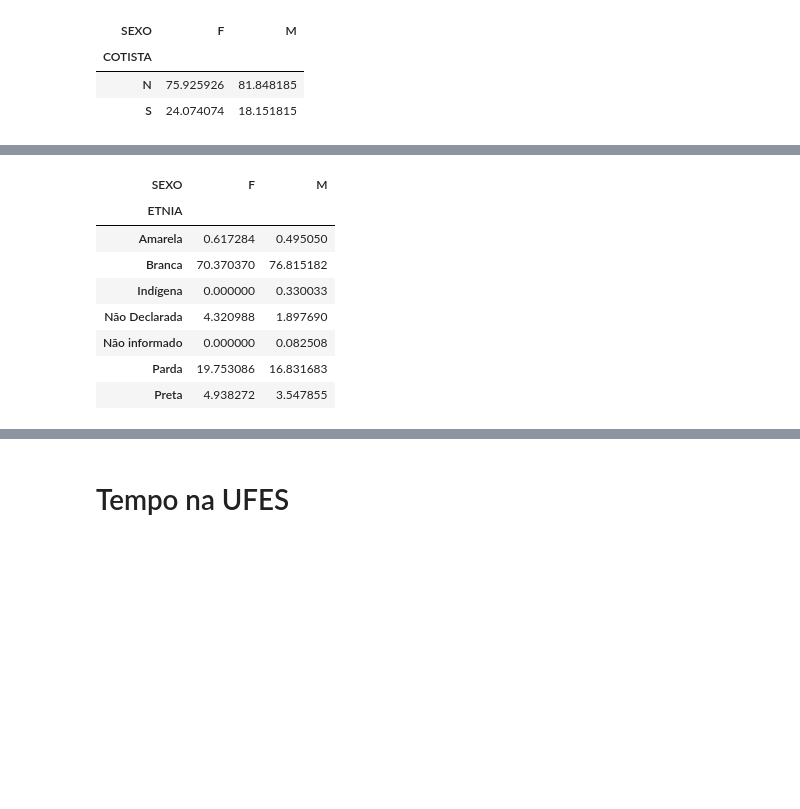
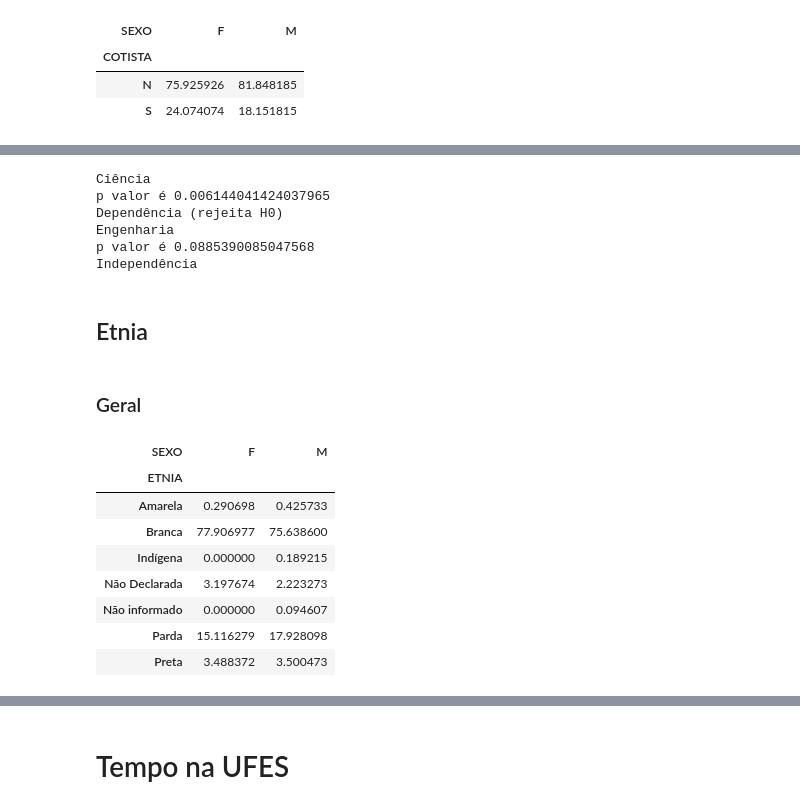
Before and after one commit to ceccoRebeca/mulherescomputacao, a Jupyter notebook: Proplan/EDA_DadosProplan.ipynb, the cells around one changed output, grey strips where cells are left out. Saved outputs shown, nothing was run; the diff lists cells and outputs as text; code cells hidden in the pictures; blank space fills up the shorter version.

```diff
--- a/Proplan/EDA_DadosProplan.ipynb
+++ b/Proplan/EDA_DadosProplan.ipynb
@@ -9,6 +9,8 @@ from  utils import *
 # %%
 path = "DadosRebeca.csv"
 df = pd.read_csv(path)
+# %%
+df.drop(columns=['Unnamed: 0.1', 'Unnamed: 0'], inplace=True)
 # %%
 df.info(verbose=True)
 # %% [output]
@@ -33,0 +46,2 @@ sns.set_theme(style="whitegrid", palette="pastel")
+# %%
+df["FORMA_INGRESSO"].loc[df.FORMA_INGRESSO == "Transferência ex-oficio (direito legal)"] = "Transferência ex-oficio \n (direito legal)"
@@ -33,0 +53,2 @@ sns.set_theme(style="whitegrid", palette="pastel")
+# %%
+df["ESTADO_CIVIL"].loc[df.ESTADO_CIVIL == "Separado Judicialmente"] = "Separado(a) Judicialmente"
@@ -575,13 +489,29 @@ plt.show()
+# %%
+print("Ciência")
+testa_dependencia(cc_tab_cota)
+print("Engenharia")
+testa_dependencia(eng_tab_cota)
+# %% [output]
+Ciência
+p valor é 0.006144041424037965
+Dependência (rejeita H0)
+Engenharia
+p valor é 0.0885390085047568
+Independência
+# %% [markdown]
+## Etnia
+# %% [markdown]
+### Geral
 # %%
-tab_etnia, tabper_etnia = crosstabper(eng,"ETNIA")
+tab_etnia, tabper_etnia = crosstabper(df,"ETNIA")
 tabper_etnia
 # %% [output]
 | SEXO | F | M |
 | ETNIA |  |  |
-| Amarela | 0.617284 | 0.495050 |
-| Branca | 70.370370 | 76.815182 |
-| Indígena | 0.000000 | 0.330033 |
-| Não Declarada | 4.320988 | 1.897690 |
-| Não informado | 0.000000 | 0.082508 |
-| Parda | 19.753086 | 16.831683 |
-| Preta | 4.938272 | 3.547855 |
+| Amarela | 0.290698 | 0.425733 |
+| Branca | 77.906977 | 75.638600 |
+| Indígena | 0.000000 | 0.189215 |
+| Não Declarada | 3.197674 | 2.223273 |
+| Não informado | 0.000000 | 0.094607 |
+| Parda | 15.116279 | 17.928098 |
+| Preta | 3.488372 | 3.500473 |
```
Also changed, not shown: parts of 118 cells of this notebook, 20 other files.
